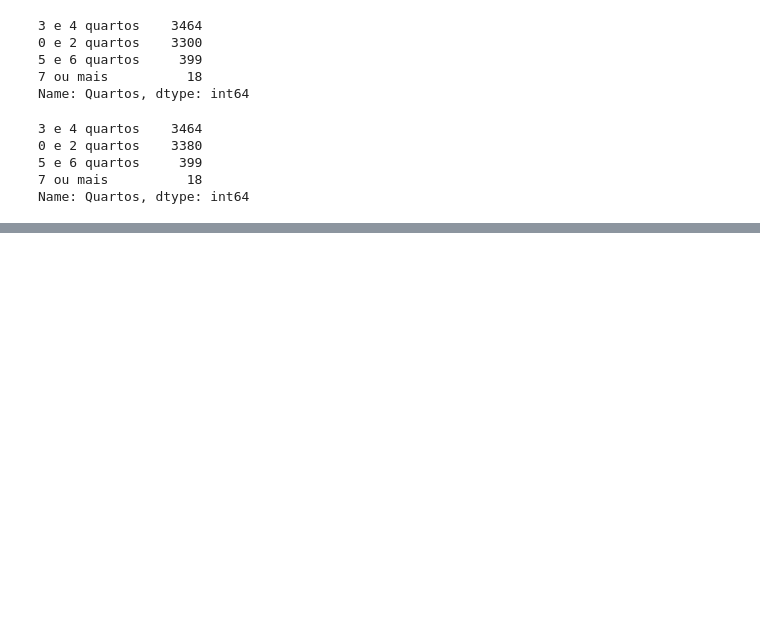
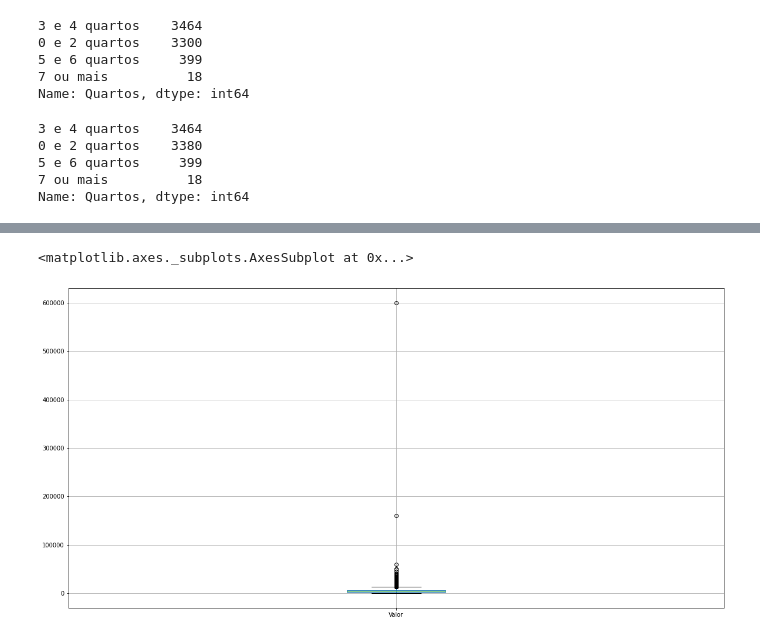
Before and after one commit to andrade-lcs/Data_Science_alura, a Jupyter notebook: pandas_alura.ipynb, the cells around one changed output, grey strips where cells are left out. Drawn from its saved outputs; the diff is of its cells as text; code cells hidden in the pictures; blank space fills up the shorter version.

```diff
--- a/pandas_alura.ipynb
+++ b/pandas_alura.ipynb
@@ -999,0 +1018,5 @@ Name: Quartos, dtype: int64
+# %%
+dados_4.boxplot(['Valor'])
+# %% [output]
+<matplotlib.axes._subplots.AxesSubplot at 0x...>
+[figure, added]
```
Also changed, not shown: parts of 28 cells of this notebook.
